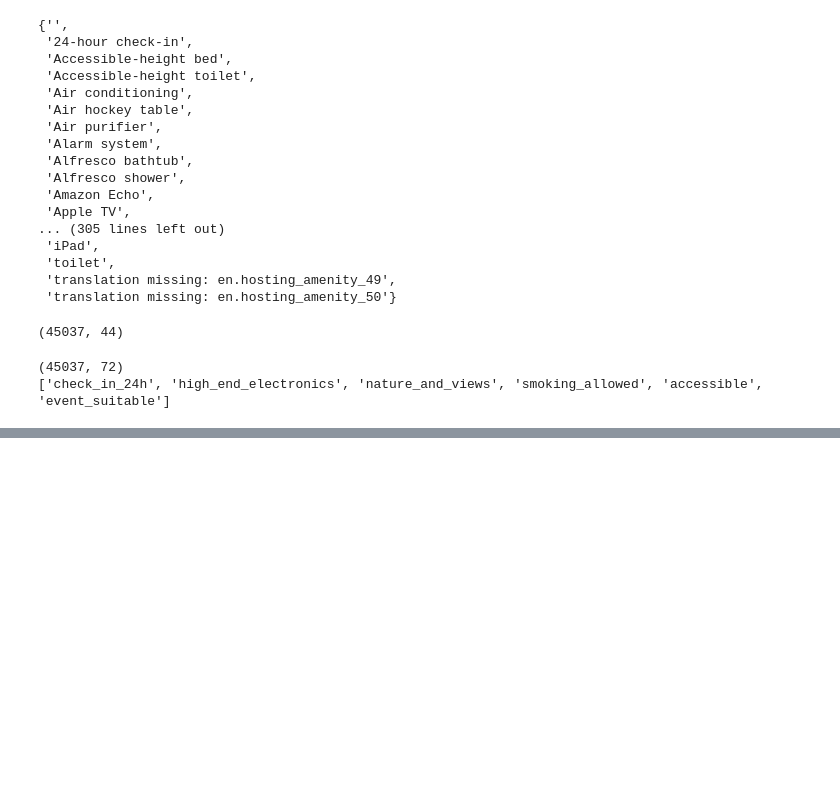
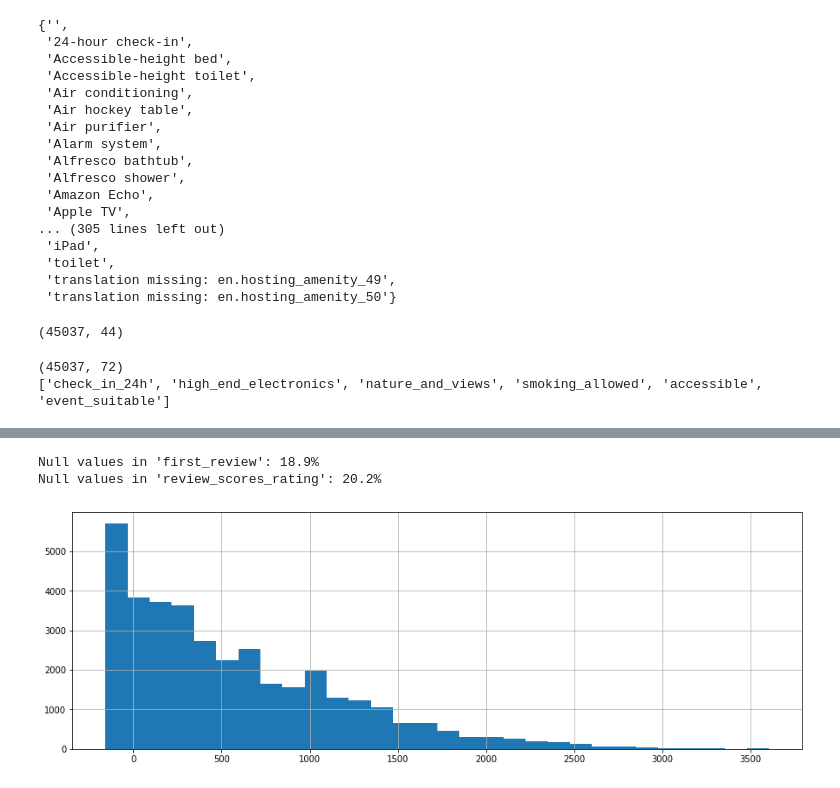
Before and after one commit to kianamills26/super-duper, a Jupyter notebook: FINAL_PROJ.ipynb, the cells around one changed output, grey strips where cells are left out. Drawn from its saved outputs; the diff is of its cells as text; code cells hidden in the pictures; blank space fills up the shorter version.

Commit message:
binning for first_review, last_review

```diff
--- a/FINAL_PROJ.ipynb
+++ b/FINAL_PROJ.ipynb
@@ -321,0 +345,20 @@ df
+# %%
+# extra_people
+
+# Having missing value for extra_people is equivalent to 0 extra people allowed
+df.extra_people = df.extra_people.str[1:-3]
+df.extra_people = df.extra_people.str.replace(",", "")
+df.extra_people.fillna(0, inplace=True)
+df.extra_people = df.extra_people.astype('int64')
+# %%
+# calendar_updated
+
+df.calendar_updated.value_counts()
+# Unclear as to if this is useful; drop for now
+df.drop('calendar_updated', axis=1, inplace=True)
+# %%
+# availability
+# ?? all are highly correlated, which to drop ??
+
+# keep availability_90
+df.drop(['availability_30', 'availability_60', 'availability_365'], axis=1, inplace=True)
@@ -321,0 +379,22 @@ df
+# %%
+# first_review and last_review
+
+# Missing values should be kept as an 'unknown' category, and the feature will have to be treated as categorical
+# (and therefore one-hot encoded) rather than numerical.
+# Keep missing values because this means it is probably a new listing !! so there's valuable info
+
+print(f"Null values in 'first_review': {round(100*df.first_review.isna().sum()/len(df),1)}%")
+print(f"Null values in 'review_scores_rating': {round(100*df.review_scores_rating .isna().sum()/len(df),1)}%")
+
+df.first_review = pd.to_datetime(df.first_review) # Converting to datetime
+
+# Calculating the number of days between the first review and the date the data was scraped
+df['time_since_first_review'] = (datetime(2019, 4, 9) - df.first_review).astype('timedelta64[D]')
+# %% [output]
+Null values in 'first_review': 18.9%
+Null values in 'review_scores_rating': 20.2%
+# %%
+# Distribution of the number of days since first review
+df.time_since_first_review.hist(figsize=(15,5), bins=30);
+# %% [output]
+[figure, added]
```
Also changed, not shown: parts of 18 cells of this notebook.
